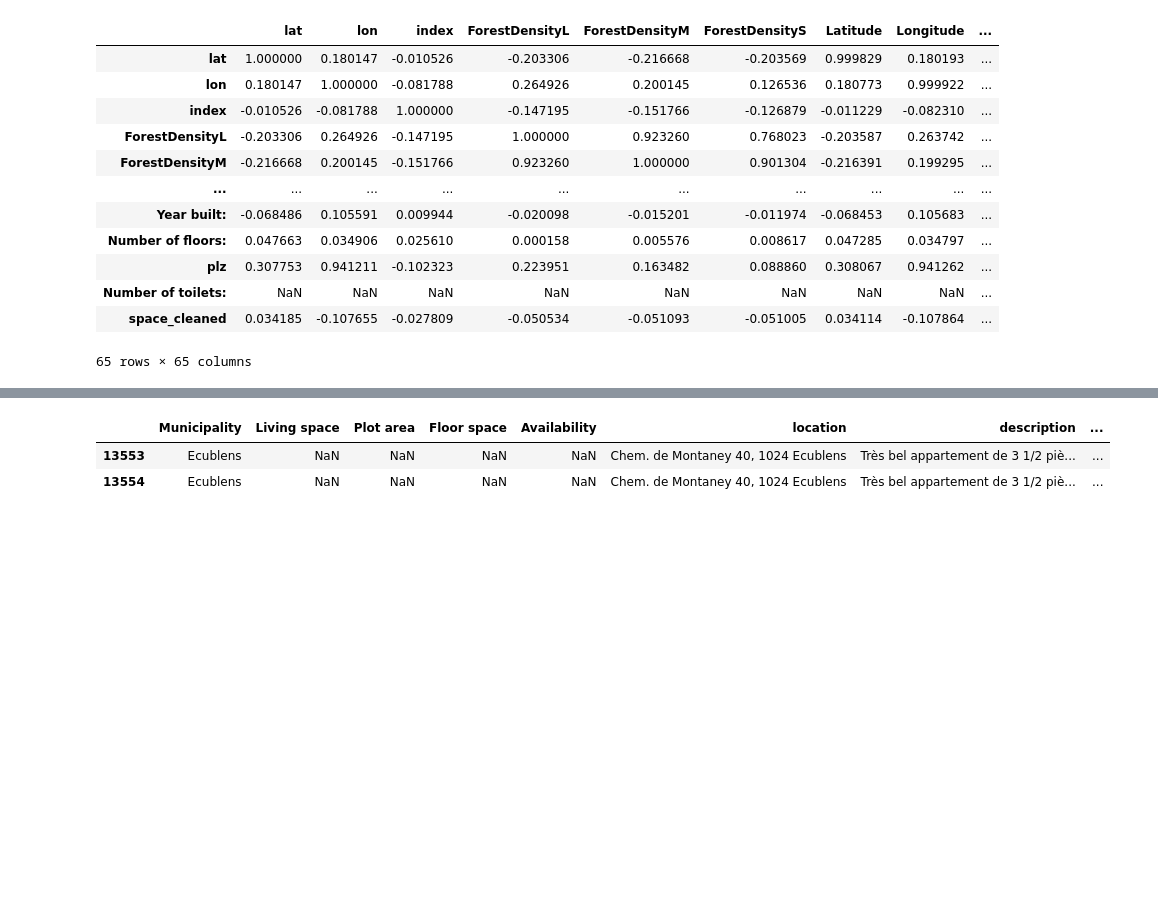
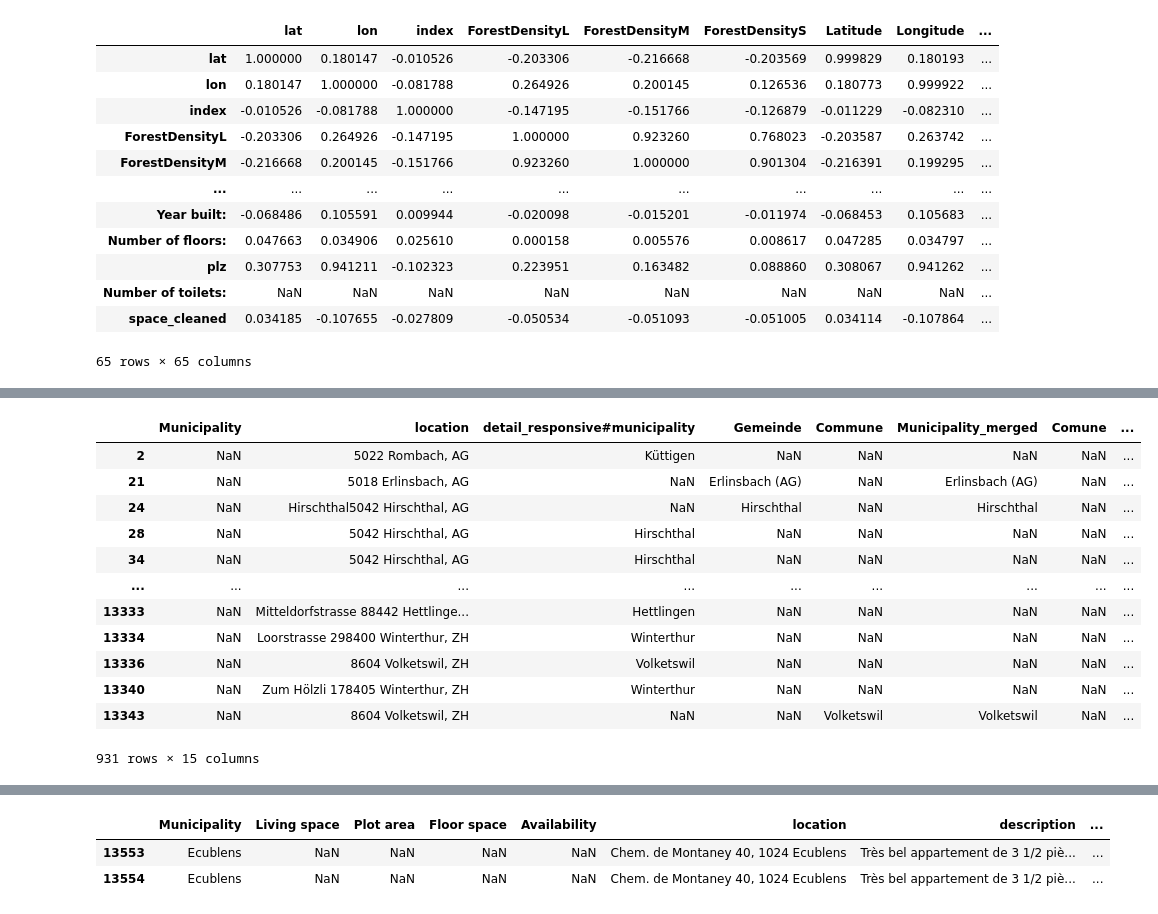
Before and after one commit to staldenhoefler/immo_challenge, a Jupyter notebook: notebooks/EDA.ipynb, the cells around one changed output, grey strips where cells are left out. Saved outputs shown, nothing was run; the diff lists cells and outputs as text; code cells hidden in the pictures; blank space fills up the shorter version.

```diff
--- a/notebooks/EDA.ipynb
+++ b/notebooks/EDA.ipynb
@@ -109,0 +206,2 @@ plt.show()
+# %%
+col_gemeinde = df[["Municipality", "location","detail_responsive#municipality", "Gemeinde", "Commune","Municipality_merged","Comune", "Municipality_merged", "location_parsed", "address", "Locality", "Zip","plz_parsed","address_s","plz"]]
@@ -109,0 +236,16 @@ plt.show()
+# %%
+col_gemeinde[col_gemeinde["Municipality"].isna()]
+# %% [output]
+|  | Municipality | location | detail_responsive#municipality | Gemeinde | Commune | Municipality_merged | Comune | ... |
+| 2 | NaN | 5022 Rombach, AG | Küttigen | NaN | NaN | NaN | NaN | ... |
+| 21 | NaN | 5018 Erlinsbach, AG | NaN | Erlinsbach (AG) | NaN | Erlinsbach (AG) | NaN | ... |
+| 24 | NaN | Hirschthal5042 Hirschthal, AG | NaN | Hirschthal | NaN | Hirschthal | NaN | ... |
+| 28 | NaN | 5042 Hirschthal, AG | Hirschthal | NaN | NaN | NaN | NaN | ... |
+| 34 | NaN | 5042 Hirschthal, AG | Hirschthal | NaN | NaN | NaN | NaN | ... |
+| ... | ... | ... | ... | ... | ... | ... | ... | ... |
+| 13333 | NaN | Mitteldorfstrasse 88442 Hettlinge... | Hettlingen | NaN | NaN | NaN | NaN | ... |
+| 13334 | NaN | Loorstrasse 298400 Winterthur, ZH | Winterthur | NaN | NaN | NaN | NaN | ... |
+| 13336 | NaN | 8604 Volketswil, ZH | Volketswil | NaN | NaN | NaN | NaN | ... |
+| 13340 | NaN | Zum Hölzli 178405 Winterthur, ZH | Winterthur | NaN | NaN | NaN | NaN | ... |
+| 13343 | NaN | 8604 Volketswil, ZH | NaN | NaN | Volketswil | Volketswil | NaN | ... |
+931 rows × 15 columns
```
Also changed, not shown: parts of 27 cells of this notebook.
